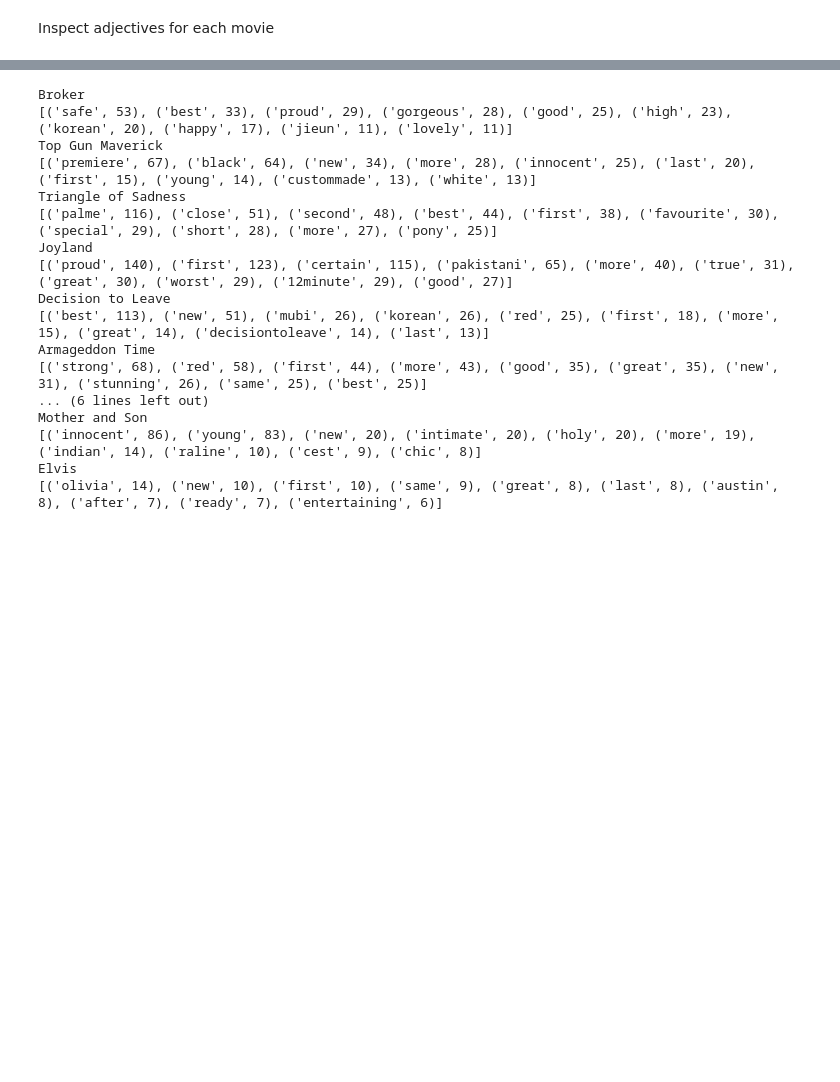
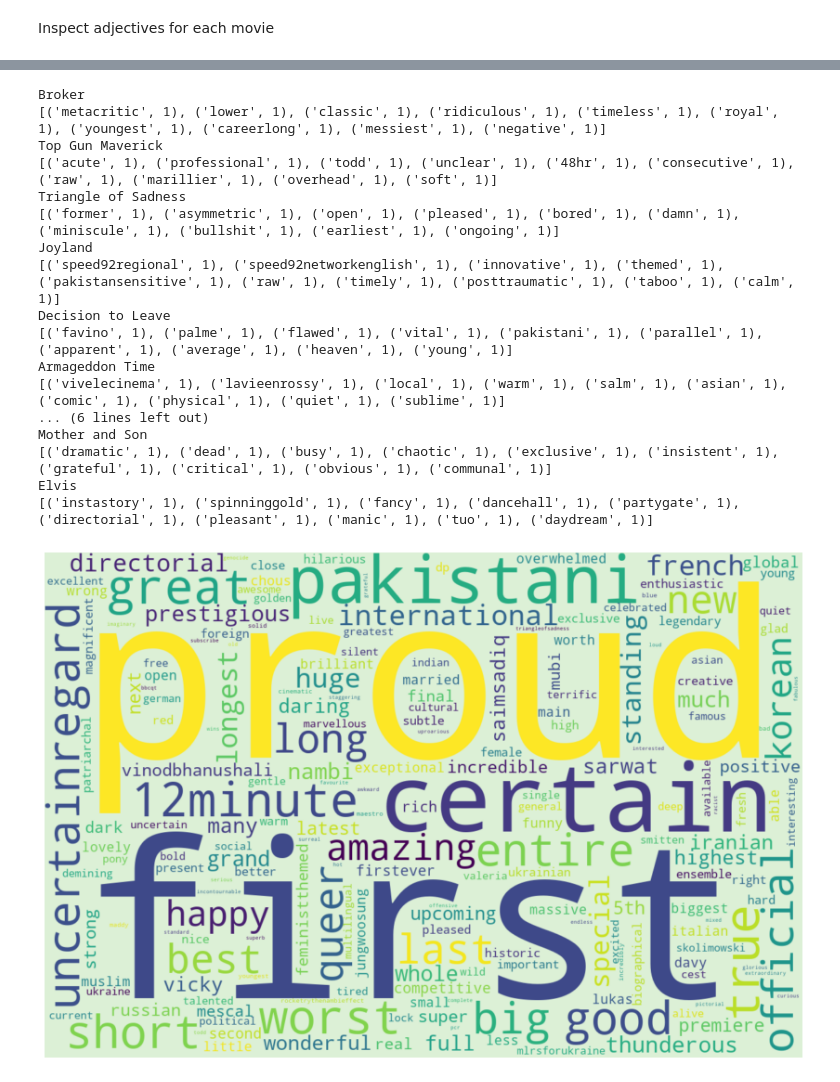
Before and after one commit to amyyunekim/Course_5_NLP, a Jupyter notebook: code/nlp_cannes.ipynb, the cells around one changed output, grey strips where cells are left out. Cells and saved outputs as stored; diff of their text form; code cells hidden in the pictures; blank space fills up the shorter version.

```diff
--- a/code/nlp_cannes.ipynb
+++ b/code/nlp_cannes.ipynb
@@ -904,23 +869,34 @@ for x in df_movie_cleaned.topic_name.unique():
 #['Broker','Mother and Son','Armageddon Time','Crimes of the Future','Elvis']:
     print(x)
     adj_list = [token.text.lower() for doc in df_movie_cleaned[df_movie_cleaned['topic_name']==x]['spacy_doc'] for token in doc if token.pos_=='ADJ' ]
-    top_adj=Counter(adj_list).most_common(10)
+    top_adj=Counter(adj_list).most_common()[-10:]
     print(top_adj)
 # %% [output]
 Broker
-[('safe', 53), ('best', 33), ('proud', 29), ('gorgeous', 28), ('good', 25), ('high', 23), ('korean', 20), ('happy', 17), ('jieun', 11), ('lovely', 11)]
+[('metacritic', 1), ('lower', 1), ('classic', 1), ('ridiculous', 1), ('timeless', 1), ('royal', 1), ('youngest', 1), ('careerlong', 1), ('messiest', 1), ('negative', 1)]
 Top Gun Maverick
-[('premiere', 67), ('black', 64), ('new', 34), ('more', 28), ('innocent', 25), ('last', 20), ('first', 15), ('young', 14), ('custommade', 13), ('white', 13)]
+[('acute', 1), ('professional', 1), ('todd', 1), ('unclear', 1), ('48hr', 1), ('consecutive', 1), ('raw', 1), ('marillier', 1), ('overhead', 1), ('soft', 1)]
 Triangle of Sadness
-[('palme', 116), ('close', 51), ('second', 48), ('best', 44), ('first', 38), ('favourite', 30), ('special', 29), ('short', 28), ('more', 27), ('pony', 25)]
+[('former', 1), ('asymmetric', 1), ('open', 1), ('pleased', 1), ('bored', 1), ('damn', 1), ('miniscule', 1), ('bullshit', 1), ('earliest', 1), ('ongoing', 1)]
 Joyland
-[('proud', 140), ('first', 123), ('certain', 115), ('pakistani', 65), ('more', 40), ('true', 31), ('great', 30), ('worst', 29), ('12minute', 29), ('good', 27)]
+[('speed92regional', 1), ('speed92networkenglish', 1), ('innovative', 1), ('themed', 1), ('pakistansensitive', 1), ('raw', 1), ('timely', 1), ('posttraumatic', 1), ('taboo', 1), ('calm', 1)]
 Decision to Leave
-[('best', 113), ('new', 51), ('mubi', 26), ('korean', 26), ('red', 25), ('first', 18), ('more', 15), ('great', 14), ('decisiontoleave', 14), ('last', 13)]
+[('favino', 1), ('palme', 1), ('flawed', 1), ('vital', 1), ('pakistani', 1), ('parallel', 1), ('apparent', 1), ('average', 1), ('heaven', 1), ('young', 1)]
 Armageddon Time
-[('strong', 68), ('red', 58), ('first', 44), ('more', 43), ('good', 35), ('great', 35), ('new', 31), ('stunning', 26), ('same', 25), ('best', 25)]
+[('vivelecinema', 1), ('lavieenrossy', 1), ('local', 1), ('warm', 1), ('salm', 1), ('asian', 1), ('comic', 1), ('physical', 1), ('quiet', 1), ('sublime', 1)]
 ... (6 lines left out)
 Mother and Son
-[('innocent', 86), ('young', 83), ('new', 20), ('intimate', 20), ('holy', 20), ('more', 19), ('indian', 14), ('raline', 10), ('cest', 9), ('chic', 8)]
+[('dramatic', 1), ('dead', 1), ('busy', 1), ('chaotic', 1), ('exclusive', 1), ('insistent', 1), ('grateful', 1), ('critical', 1), ('obvious', 1), ('communal', 1)]
 Elvis
-[('olivia', 14), ('new', 10), ('first', 10), ('same', 9), ('great', 8), ('last', 8), ('austin', 8), ('after', 7), ('ready', 7), ('entertaining', 6)]
+[('instastory', 1), ('spinninggold', 1), ('fancy', 1), ('dancehall', 1), ('partygate', 1), ('directorial', 1), ('pleasant', 1), ('manic', 1), ('tuo', 1), ('daydream', 1)]
+# %%
+adj_list = [token.text.lower() for doc in df_movie_cleaned[df_movie_cleaned['topic_name']=='Joyland']['spacy_doc'] for token in doc if token.pos_=='ADJ' ]
+text = " ".join(cat.split()[0] for cat in adj_list)
+wordcloud = WordCloud(width=1200, height=800,collocations = False, background_color = '#dcf0d6').generate(text)
+# Display the generated Word Cloud
+plt.figure( figsize=(20,10) )
+plt.imshow(wordcloud, interpolation='bilinear')
+plt.axis("off")
+plt.show()
+# %% [output]
+[figure, added]
```
Also changed, not shown: parts of 14 cells of this notebook, 6 other files.
